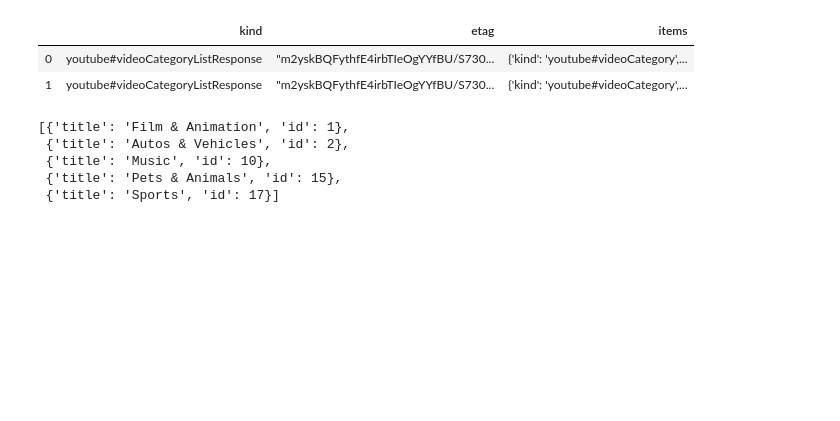
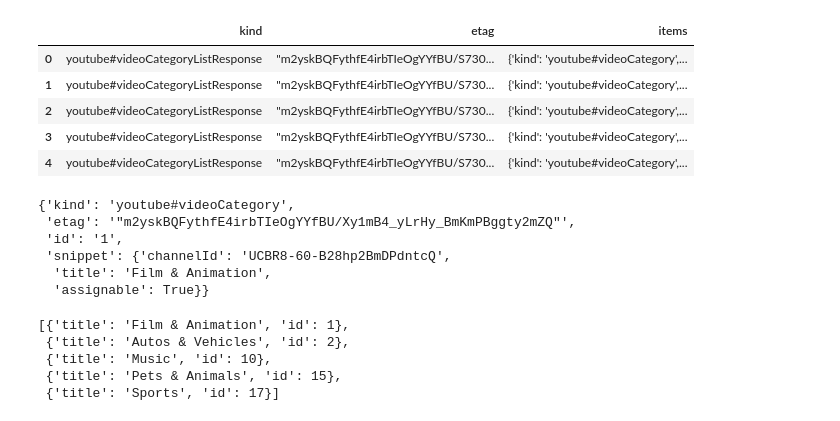
Before and after one commit to GitGTBoot/ETL-Project, a Jupyter notebook: ETL-Project.ipynb, the cells around one changed output. Saved outputs shown, nothing was run; the diff lists cells and outputs as text; code cells hidden in the pictures; blank space fills up the shorter version.

Commit message:
showed dataframe before cleaning

```diff
--- a/ETL-Project.ipynb
+++ b/ETL-Project.ipynb
@@ -48,11 +48,23 @@ gb_json_df=pd.read_json(gb_json)
 cajson_df = pd.read_json(cajson_file)
 dejson_df = pd.read_json(dejson_file)
 # %%
-us_json_df.head(2)
+us_json_df.head()
 # %% [output]
 |  | kind | etag | items |
 | 0 | youtube#videoCategoryListResponse | "m2yskBQFythfE4irbTIeOgYYfBU/S730... | {'kind': 'youtube#videoCategory',... |
 | 1 | youtube#videoCategoryListResponse | "m2yskBQFythfE4irbTIeOgYYfBU/S730... | {'kind': 'youtube#videoCategory',... |
+| 2 | youtube#videoCategoryListResponse | "m2yskBQFythfE4irbTIeOgYYfBU/S730... | {'kind': 'youtube#videoCategory',... |
+| 3 | youtube#videoCategoryListResponse | "m2yskBQFythfE4irbTIeOgYYfBU/S730... | {'kind': 'youtube#videoCategory',... |
+| 4 | youtube#videoCategoryListResponse | "m2yskBQFythfE4irbTIeOgYYfBU/S730... | {'kind': 'youtube#videoCategory',... |
+# %%
+us_json_df["items"][0]
+# %% [output]
+{'kind': 'youtube#videoCategory',
+ 'etag': '"m2yskBQFythfE4irbTIeOgYYfBU/Xy1mB4_yLrHy_BmKmPBggty2mZQ"',
+ 'id': '1',
+ 'snippet': {'channelId': 'UCBR8-60-B28hp2BmDPdntcQ',
+  'title': 'Film & Animation',
+  'assignable': True}}
 # %%
 #data cleaning: pulling the title and id from the json df
 us_details=[]
```
Also changed, not shown: parts of 10 cells of this notebook.
